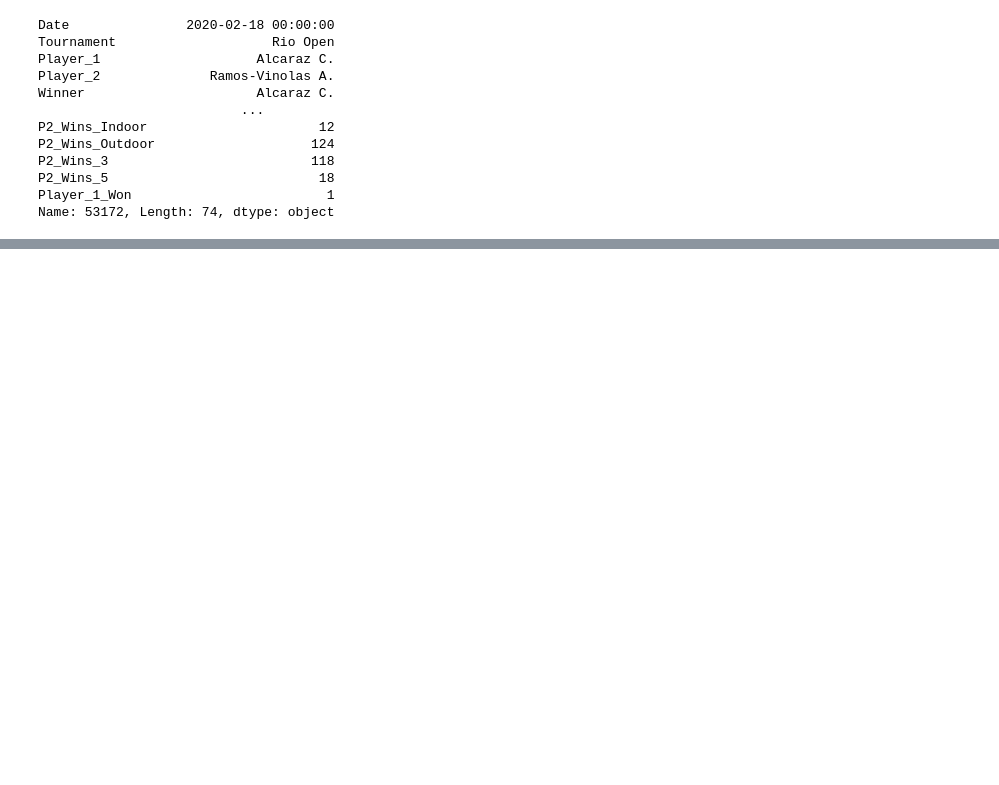
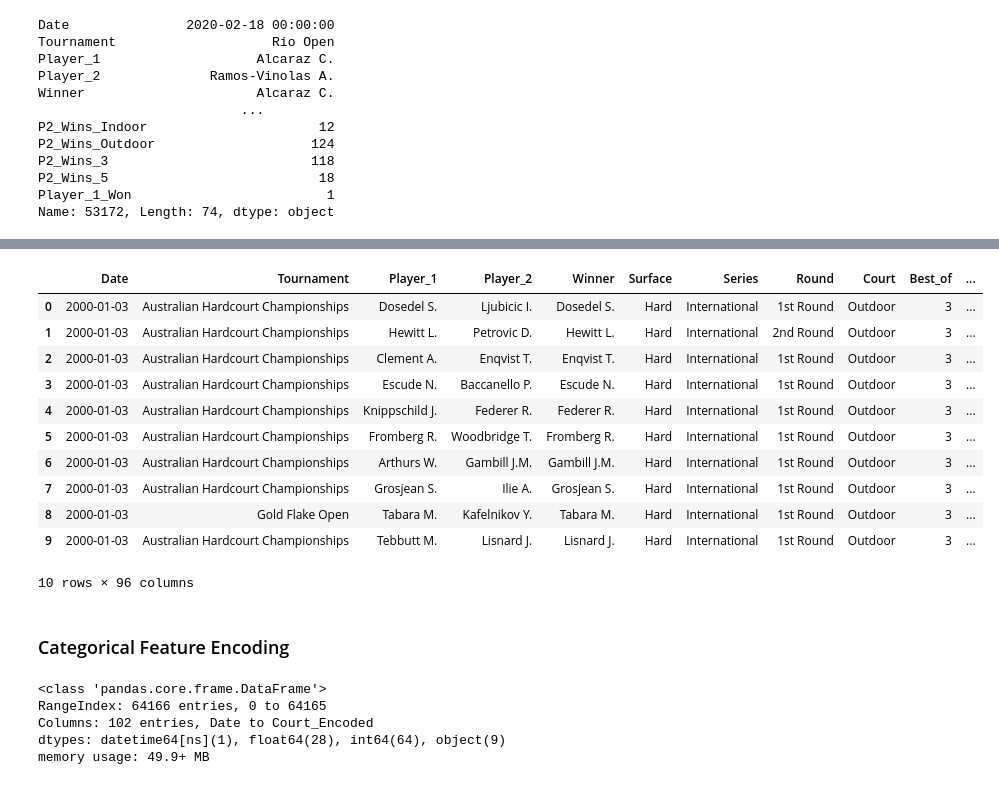
Before and after one commit to mozartfish/ATP-Prediction-Service, a Jupyter notebook: 1_HistoricalData.ipynb, the cells around one changed output, grey strips where cells are left out. Drawn from its saved outputs; the diff is of its cells as text; code cells hidden in the pictures; blank space fills up the shorter version.

Commit message:
finish cleaning and computing backfill history

```diff
--- a/1_HistoricalData.ipynb
+++ b/1_HistoricalData.ipynb
@@ -932,8 +859,5 @@ def compute_historical_stats(df):
 # %%
-train_features = compute_historical_stats(train_df)
-
-print(train_features.head())
-print(train_features.columns)
+complete_match_history = compute_player_match_history(train_df)
 # %% [output]
 Processing 64166 matches chronologically...
   Median rank for missing values: 54
@@ -1005,0 +994,2 @@ Name: 53172, Length: 74, dtype: object
+# %%
+complete_match_history_percentages = compute_match_percentages(complete_match_history)
@@ -1005,0 +1016,17 @@ Name: 53172, Length: 74, dtype: object
+# %%
+complete_match_history_percentages.head(10)
+# %% [output]
+|  | Date | Tournament | Player_1 | Player_2 | Winner | Surface | Series | Round | Court | Best_of | ... |
+| 0 | 2000-01-03 | Australian Hardcourt Championships | Dosedel S. | Ljubicic I. | Dosedel S. | Hard | International | 1st Round | Outdoor | 3 | ... |
+| 1 | 2000-01-03 | Australian Hardcourt Championships | Hewitt L. | Petrovic D. | Hewitt L. | Hard | International | 2nd Round | Outdoor | 3 | ... |
+| 2 | 2000-01-03 | Australian Hardcourt Championships | Clement A. | Enqvist T. | Enqvist T. | Hard | International | 1st Round | Outdoor | 3 | ... |
+| 3 | 2000-01-03 | Australian Hardcourt Championships | Escude N. | Baccanello P. | Escude N. | Hard | International | 1st Round | Outdoor | 3 | ... |
+| 4 | 2000-01-03 | Australian Hardcourt Championships | Knippschild J. | Federer R. | Federer R. | Hard | International | 1st Round | Outdoor | 3 | ... |
+| 5 | 2000-01-03 | Australian Hardcourt Championships | Fromberg R. | Woodbridge T. | Fromberg R. | Hard | International | 1st Round | Outdoor | 3 | ... |
+| 6 | 2000-01-03 | Australian Hardcourt Championships | Arthurs W. | Gambill J.M. | Gambill J.M. | Hard | International | 1st Round | Outdoor | 3 | ... |
+| 7 | 2000-01-03 | Australian Hardcourt Championships | Grosjean S. | Ilie A. | Grosjean S. | Hard | International | 1st Round | Outdoor | 3 | ... |
+| 8 | 2000-01-03 | Gold Flake Open | Tabara M. | Kafelnikov Y. | Tabara M. | Hard | International | 1st Round | Outdoor | 3 | ... |
+| 9 | 2000-01-03 | Australian Hardcourt Championships | Tebbutt M. | Lisnard J. | Lisnard J. | Hard | International | 1st Round | Outdoor | 3 | ... |
+10 rows × 96 columns
+# %% [markdown]
+### Categorical Feature Encoding
@@ -1005,0 +1074,8 @@ Name: 53172, Length: 74, dtype: object
+# %%
+complete_match_history_encoded.info()
+# %% [output]
+<class 'pandas.core.frame.DataFrame'>
+RangeIndex: 64166 entries, 0 to 64165
+Columns: 102 entries, Date to Court_Encoded
+dtypes: datetime64[ns](1), float64(28), int64(64), object(9)
+memory usage: 49.9+ MB
```
Also changed, not shown: parts of 36 cells of this notebook.
